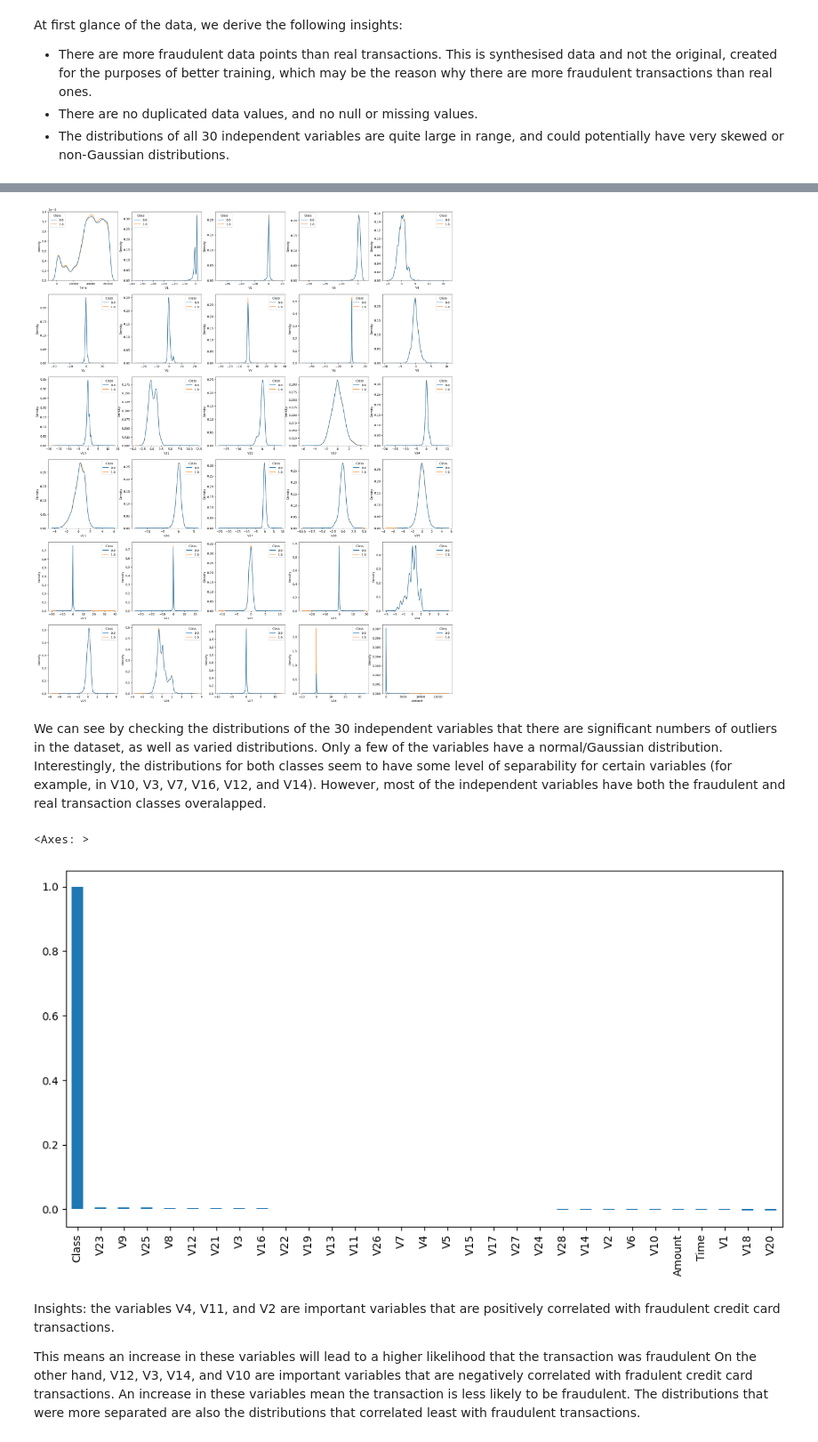
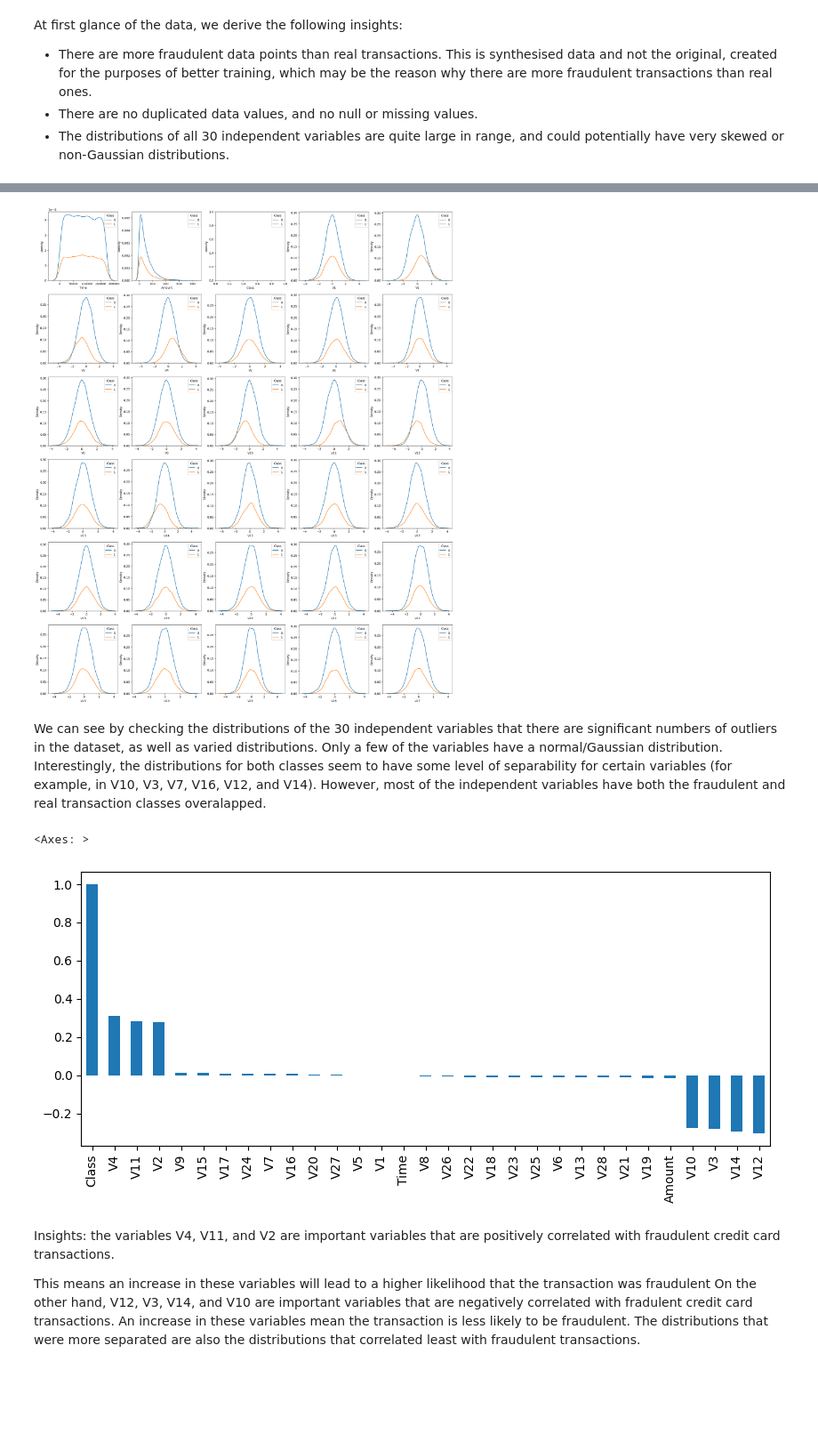
Before and after one commit to jdas-spark/card-fraud-detection, a Jupyter notebook: credit_card_fraud_new.ipynb, the cells around one changed output, grey strips where cells are left out. Shown at 89% size. Drawn from its saved outputs; the diff is of its cells as text; code cells hidden in the pictures; blank space fills up the shorter version.

```diff
--- a/credit_card_fraud_new.ipynb
+++ b/credit_card_fraud_new.ipynb
@@ -20,7 +20,7 @@ from sklearn.model_selection import RandomizedSearchCV, KFold, cross_val_score
 # %% [markdown]
 ### Exploratory Data Analysis
 # %%
-syn_df = pd.read_csv("/content/train_creditcard.csv")
+syn_df = pd.read_csv("/content/synthetic_credit_card_data.csv")
 # %%
 syn_df.head()
 # %% [output]
@@ -163,17 +163,17 @@ for r in range(0,6):
 
 # Some of the distributions are not normally distributed - Time in particular seems to separate into different segments.
 # %% [output]
-[figure, old version]
+[figure, new version]
 # %% [markdown]
 We can see by checking the distributions of the 30 independent variables that there are significant numbers of outliers in the dataset, as well as varied distributions. Only a few of the variables have a normal/Gaussian distribution. Interestingly, the distributions for both classes seem to have some level of separability for certain variables (for example, in V10, V3, V7, V16, V12, and V14). However, most of the independent variables have both the fraudulent and real transaction classes overalapped.
 # %%
 syn_df['Class'] = syn_df['Class'].astype('int')
 #in order to do correlation analysis, data type must be numerical
 # %%
-syn_df.corr()['Class'].sort_values(ascending = False).plot(kind='bar', figsize=(12,6))
+syn_df.corr()['Class'].sort_values(ascending = False).plot(kind='bar', figsize=(10,4))
 # %% [output]
 <Axes: >
-[figure, old version]
+[figure, new version]
 # %% [markdown]
 Insights: the variables V4, V11, and V2 are important variables that are positively correlated with fraudulent credit card transactions.
 
```
Also changed, not shown: parts of 26 cells of this notebook.
